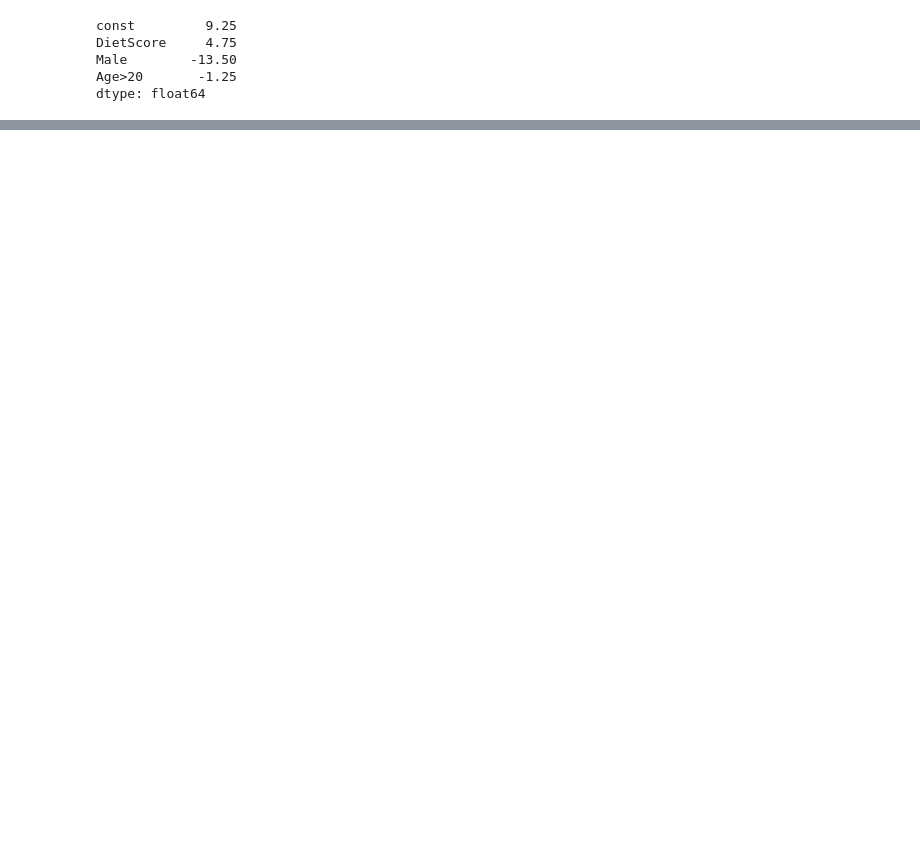
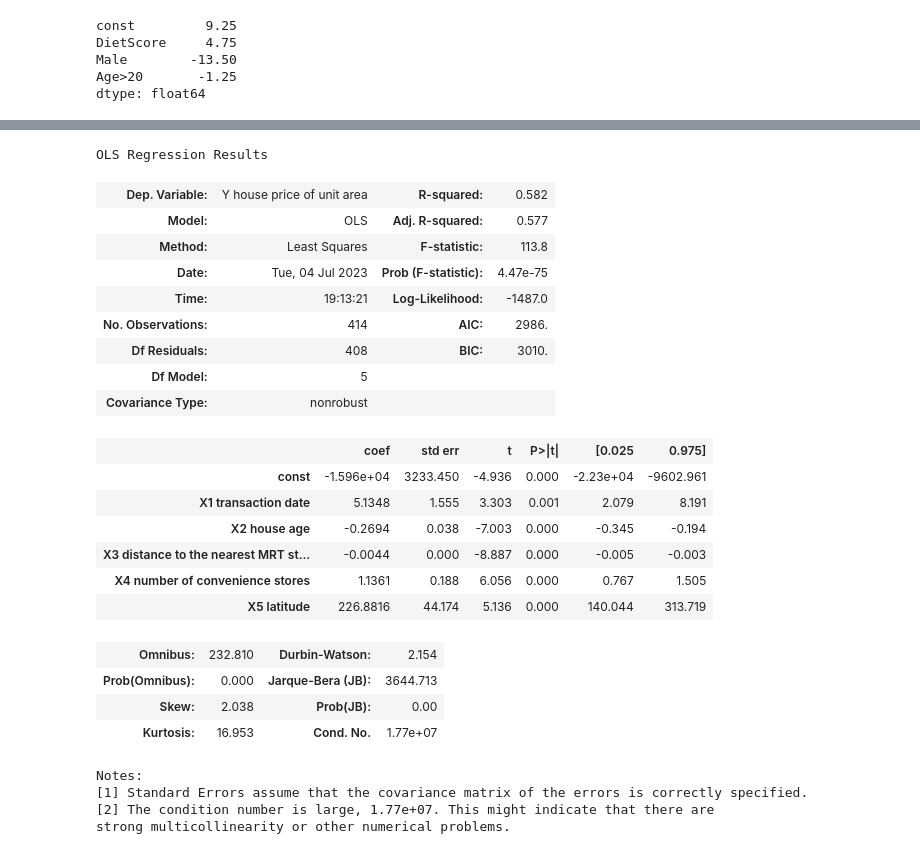
Before and after one commit to artursolekss/python2_practical, a Jupyter notebook: Week4.ipynb, the cells around one changed output, grey strips where cells are left out. Drawn from its saved outputs; the diff is of its cells as text; code cells hidden in the pictures; blank space fills up the shorter version.

```diff
--- a/Week4.ipynb
+++ b/Week4.ipynb
@@ -83,0 +102,5 @@ dtype: float64
+# %%
+X = real_estate_data[["X1 transaction date",
+                     "X2 house age","X3 distance to the nearest MRT station",
+                      "X4 number of convenience stores",
+                      "X5 latitude","X6 longitude"]]
@@ -83,0 +157,40 @@ dtype: float64
+# %%
+X = real_estate_data[["X1 transaction date",
+                     "X2 house age","X3 distance to the nearest MRT station",
+                      "X4 number of convenience stores",
+                      "X5 latitude"]]
+
+y = real_estate_data["Y house price of unit area"]
+
+X = sm.add_constant(X)
+
+model = sm.OLS(y,X)
+
+results = model.fit()
+results.summary()
+# %% [output]
+OLS Regression Results
+| Dep. Variable: | Y house price of unit area | R-squared: | 0.582 |
+| Model: | OLS | Adj. R-squared: | 0.577 |
+| Method: | Least Squares | F-statistic: | 113.8 |
+| Date: | Tue, 04 Jul 2023 | Prob (F-statistic): | 4.47e-75 |
+| Time: | 19:13:21 | Log-Likelihood: | -1487.0 |
+| No. Observations: | 414 | AIC: | 2986. |
+| Df Residuals: | 408 | BIC: | 3010. |
+| Df Model: | 5 |  |  |
+| Covariance Type: | nonrobust |  |  |
+|  | coef | std err | t | P>|t| | [0.025 | 0.975] |
+| const | -1.596e+04 | 3233.450 | -4.936 | 0.000 | -2.23e+04 | -9602.961 |
+| X1 transaction date | 5.1348 | 1.555 | 3.303 | 0.001 | 2.079 | 8.191 |
+| X2 house age | -0.2694 | 0.038 | -7.003 | 0.000 | -0.345 | -0.194 |
+| X3 distance to the nearest MRT st... | -0.0044 | 0.000 | -8.887 | 0.000 | -0.005 | -0.003 |
+| X4 number of convenience stores | 1.1361 | 0.188 | 6.056 | 0.000 | 0.767 | 1.505 |
+| X5 latitude | 226.8816 | 44.174 | 5.136 | 0.000 | 140.044 | 313.719 |
+| Omnibus: | 232.810 | Durbin-Watson: | 2.154 |
+| Prob(Omnibus): | 0.000 | Jarque-Bera (JB): | 3644.713 |
+| Skew: | 2.038 | Prob(JB): | 0.00 |
+| Kurtosis: | 16.953 | Cond. No. | 1.77e+07 |
+Notes:
+[1] Standard Errors assume that the covariance matrix of the errors is correctly specified.
+[2] The condition number is large, 1.77e+07. This might indicate that there are
+strong multicollinearity or other numerical problems.
```
Also changed, not shown: parts of 13 cells of this notebook, 1 other file.
